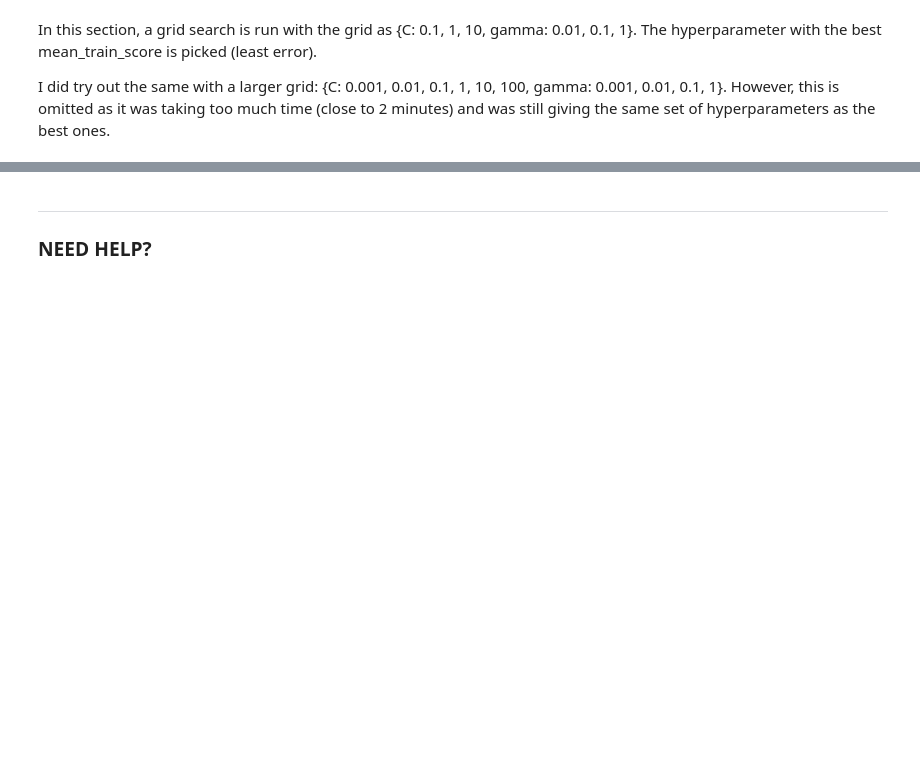
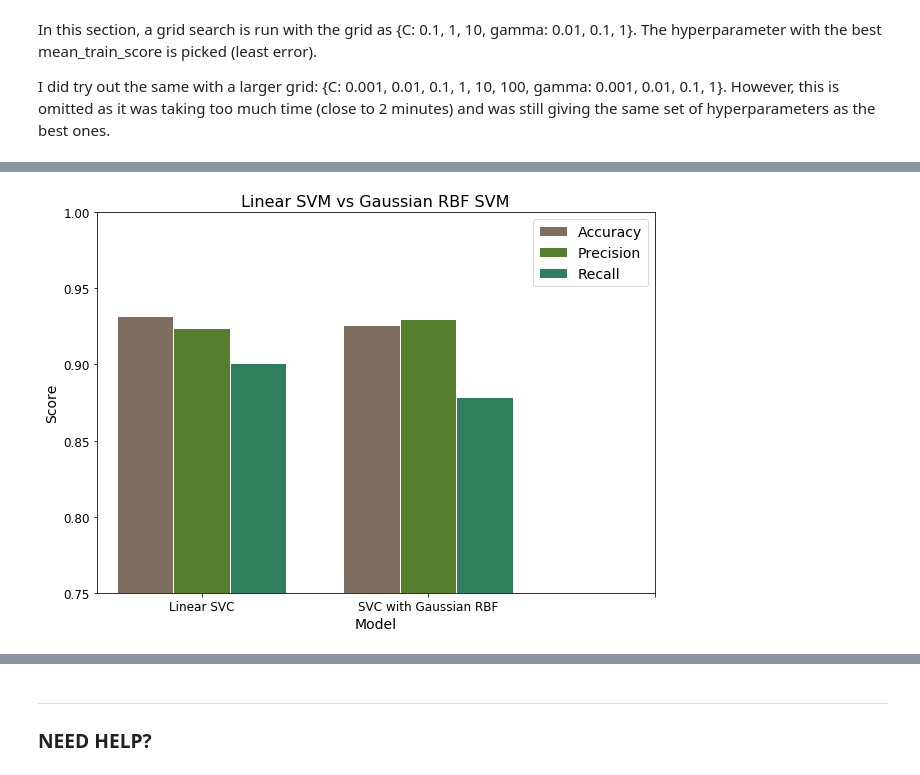
Before and after one commit to nabeeln7/svm-spambase, a Jupyter notebook: CS 6316 Assignment 2.ipynb, the cells around one changed output, grey strips where cells are left out. Drawn from its saved outputs; the diff is of its cells as text; code cells hidden in the pictures; blank space fills up the shorter version.

```diff
--- a/CS 6316 Assignment 2.ipynb
+++ b/CS 6316 Assignment 2.ipynb
@@ -416,0 +403,7 @@ print_scores(y_test, y_pred_1)
+# %%
+svm_clf_rbf = SVC(kernel='rbf', C=10, gamma=0.01, random_state=42)
+svm_clf_rbf.fit(X_train, y_train)
+
+y_pred_rbf = svm_clf_rbf.predict(X_test)
+scores_rbf = get_scores(y_test, y_pred_rbf)
+print_scores(scores_rbf)
@@ -416,0 +422,32 @@ print_scores(y_test, y_pred_1)
+# %%
+# set width of bar
+barWidth = 0.25
+# set height of bar
+accuracies = [scores_1[0], scores_rbf[0]]
+precisions = [scores_1[1], scores_rbf[1]]
+recalls = [scores_1[2], scores_rbf[2]]
+
+# Set position of bar on X axis
+r1 = np.arange(len(accuracies))
+r2 = [x + barWidth for x in r1]
+r3 = [x + barWidth for x in r2]
+
+plt.figure(figsize=(10,7))
+# Make the plot
+plt.bar(r1, accuracies, color='#7f6d5f', width=barWidth, edgecolor='white', label='Accuracy')
+plt.bar(r2, precisions, color='#557f2d', width=barWidth, edgecolor='white', label='Precision')
+plt.bar(r3, recalls, color='#2d7f5e', width=barWidth, edgecolor='white', label='Recall')
+
+# Add xticks on the middle of the group bars
+plt.title('Linear SVM vs Gaussian RBF SVM', fontsize=16)
+plt.xlabel('Model', fontsize=14)
+plt.ylabel('Score', fontsize=14)
+plt.xticks([r + barWidth for r in range(len(bars1))], ['Linear SVC', 'SVC with Gaussian RBF'], fontsize=12)
+plt.yticks(fontsize=12)
+plt.ylim([0.75,1.0])
+
+# Create legend & Show graphic
+plt.legend(fontsize=14)
+plt.show()
+# %% [output]
+[figure, added]
```
Also changed, not shown: parts of 17 cells of this notebook.
